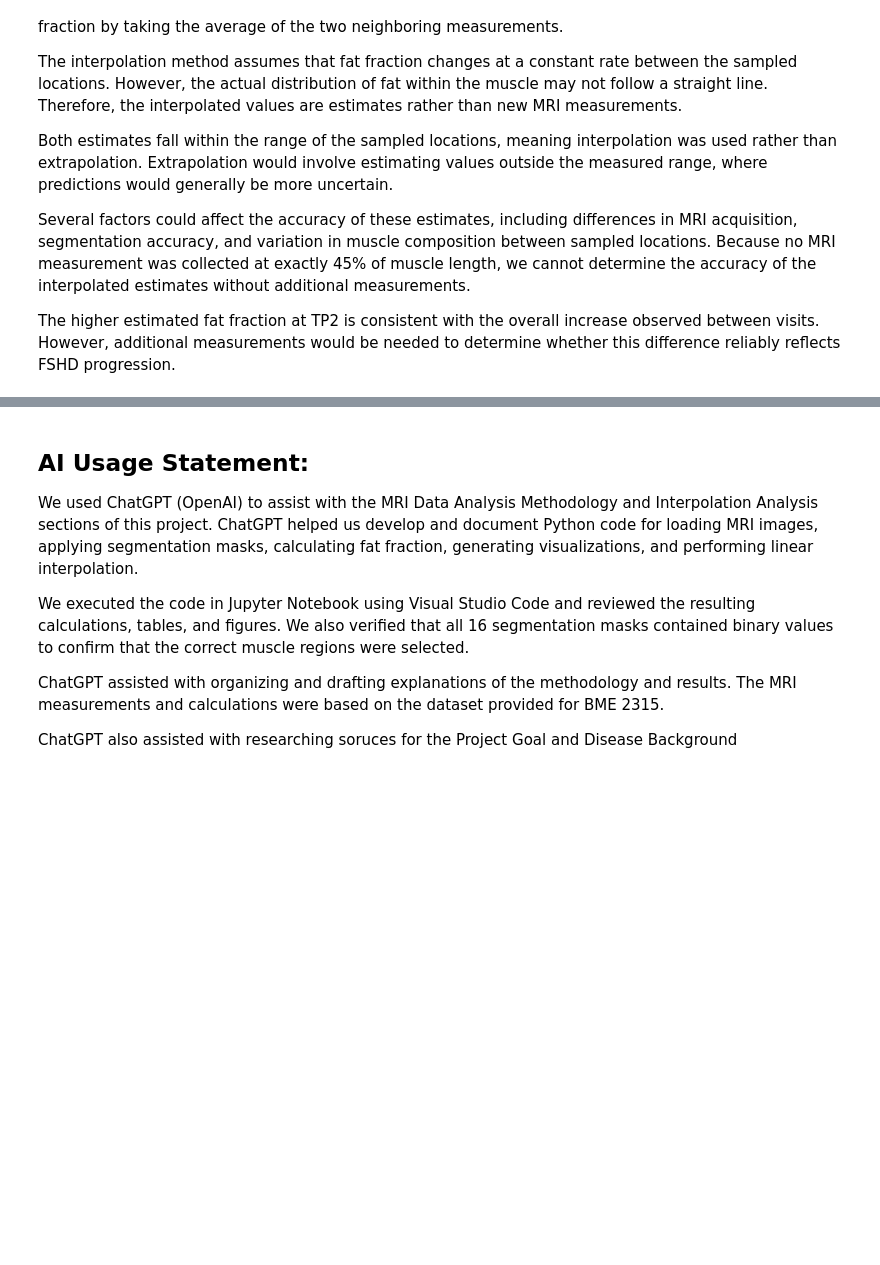
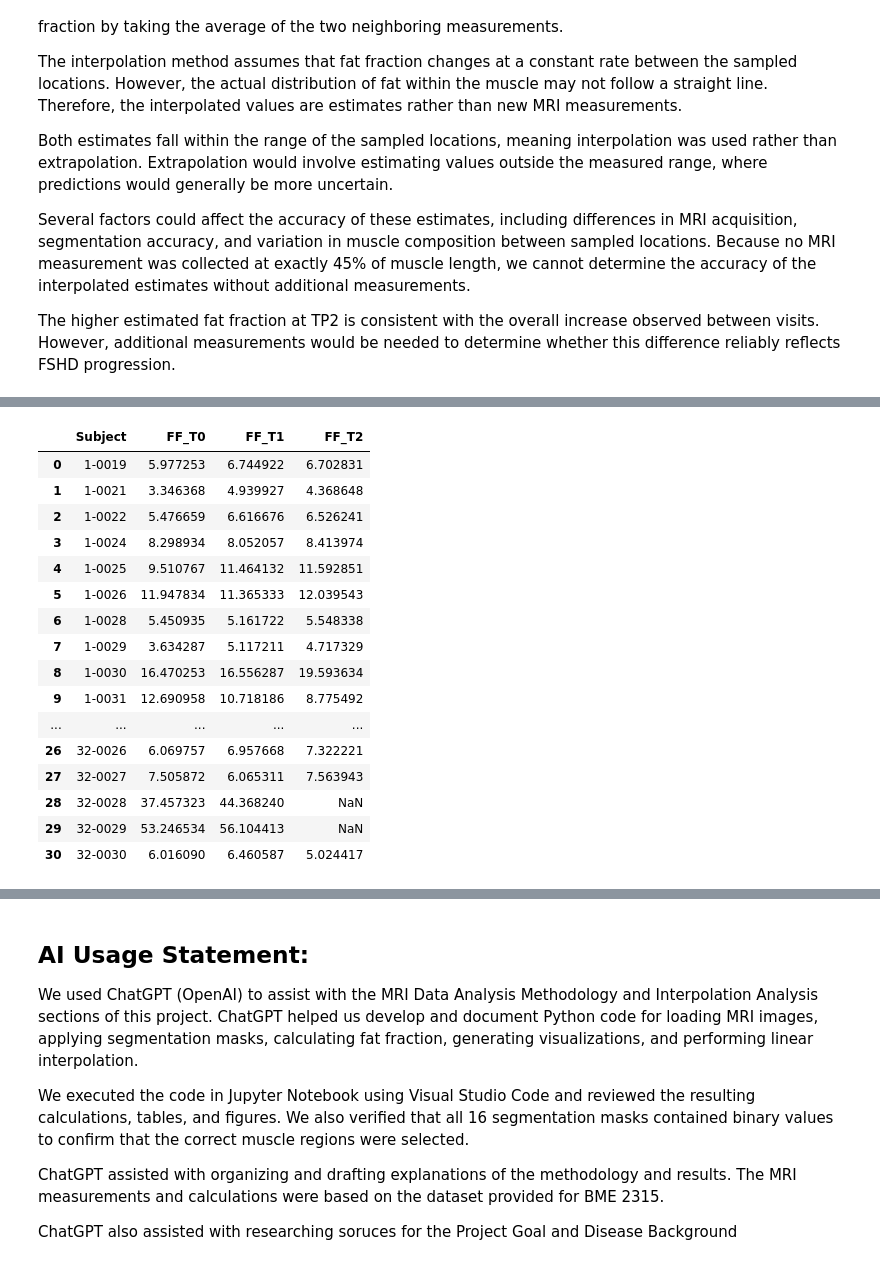
Before and after one commit to tkt6gs/BME2315_Module_2, a Jupyter notebook: FSHD_Module2_Project_Template.ipynb, the cells around one changed output, grey strips where cells are left out. Cells and saved outputs as stored; diff of their text form; code cells hidden in the pictures; blank space fills up the shorter version.

```diff
--- a/FSHD_Module2_Project_Template.ipynb
+++ b/FSHD_Module2_Project_Template.ipynb
@@ -501,0 +567,17 @@ The higher estimated fat fraction at TP2 is consistent with the overall increase
+# %%
+import numpy as np
+from scipy.interpolate import interp1d
+
+# Establish common comparison times
+T0 = 0
+T1 = clinical_df["lag_months_y1"].min()
+T2 = clinical_df["lag_months_y2"].min()
+
+print(f"Baseline (T0): {T0:.2f} months")
+print(f"Year 1 (T1): {T1:.2f} months")
+print(f"Year 2 (T2): {T2:.2f} months")
+
+# Count participants with recorded visits
+print(f"\nTotal participants: {len(clinical_df)}")
+print(f"Participants with Year 1 visits: {clinical_df['lag_months_y1'].notna().sum()}")
+print(f"Participants with Year 2 visits: {clinical_df['lag_months_y2'].notna().sum()}")
@@ -501,0 +592,83 @@ The higher estimated fat fraction at TP2 is consistent with the overall increase
+# %%
+# Longitudinal interpolation of right-side MRI fat fraction
+
+interpolated_results = []
+
+for _, row in clinical_df.iterrows():
+
+    # Actual measurement times
+    times = np.array([
+        row["lag_months_baseline"],
+        row["lag_months_y1"],
+        row["lag_months_y2"]
+    ], dtype=float)
+
+    # MRI fat fraction measurements
+    values = np.array([
+        row["ff_baseline_R"],
+        row["ff_y1_R"],
+        row["ff_y2_R"]
+    ], dtype=float)
+
+    # Remove missing measurements
+    valid = np.isfinite(times) & np.isfinite(values)
+
+    times = times[valid]
+    values = values[valid]
+
+    # At least two measurements are required
+    if len(times) < 2:
+        continue
+
+    # Sort measurements chronologically
+    order = np.argsort(times)
+    times = times[order]
+    values = values[order]
+
+    # Linear interpolation
+    interpolation_function = interp1d(
+        times,
+        values,
+        kind="linear",
+        bounds_error=False,
+        fill_value=np.nan
+    )
+
+    # Estimate measurements at common time points
+    ff_T0 = float(interpolation_function(T0))
+    ff_T1 = float(interpolation_function(T1))
+    ff_T2 = float(interpolation_function(T2))
+
+    interpolated_results.append({
+        "Subject": row["subject_id"],
+        "FF_T0": ff_T0,
+        "FF_T1": ff_T1,
+        "FF_T2": ff_T2
+    })
+
+# Convert results into a DataFrame
+ff_interpolated_df = pd.DataFrame(interpolated_results)
+
+display(ff_interpolated_df)
+
+print("Participants included:", len(ff_interpolated_df))
+print("\nMissing interpolated values:")
+print(ff_interpolated_df.isna().sum())
+# %% [output]
+|  | Subject | FF_T0 | FF_T1 | FF_T2 |
+| 0 | 1-0019 | 5.977253 | 6.744922 | 6.702831 |
+| 1 | 1-0021 | 3.346368 | 4.939927 | 4.368648 |
+| 2 | 1-0022 | 5.476659 | 6.616676 | 6.526241 |
+| 3 | 1-0024 | 8.298934 | 8.052057 | 8.413974 |
+| 4 | 1-0025 | 9.510767 | 11.464132 | 11.592851 |
+| 5 | 1-0026 | 11.947834 | 11.365333 | 12.039543 |
+| 6 | 1-0028 | 5.450935 | 5.161722 | 5.548338 |
+| 7 | 1-0029 | 3.634287 | 5.117211 | 4.717329 |
+| 8 | 1-0030 | 16.470253 | 16.556287 | 19.593634 |
+| 9 | 1-0031 | 12.690958 | 10.718186 | 8.775492 |
+| ... | ... | ... | ... | ... |
+| 26 | 32-0026 | 6.069757 | 6.957668 | 7.322221 |
+| 27 | 32-0027 | 7.505872 | 6.065311 | 7.563943 |
+| 28 | 32-0028 | 37.457323 | 44.368240 | NaN |
+| 29 | 32-0029 | 53.246534 | 56.104413 | NaN |
+| 30 | 32-0030 | 6.016090 | 6.460587 | 5.024417 |
```
Also changed, not shown: parts of 15 cells of this notebook.
